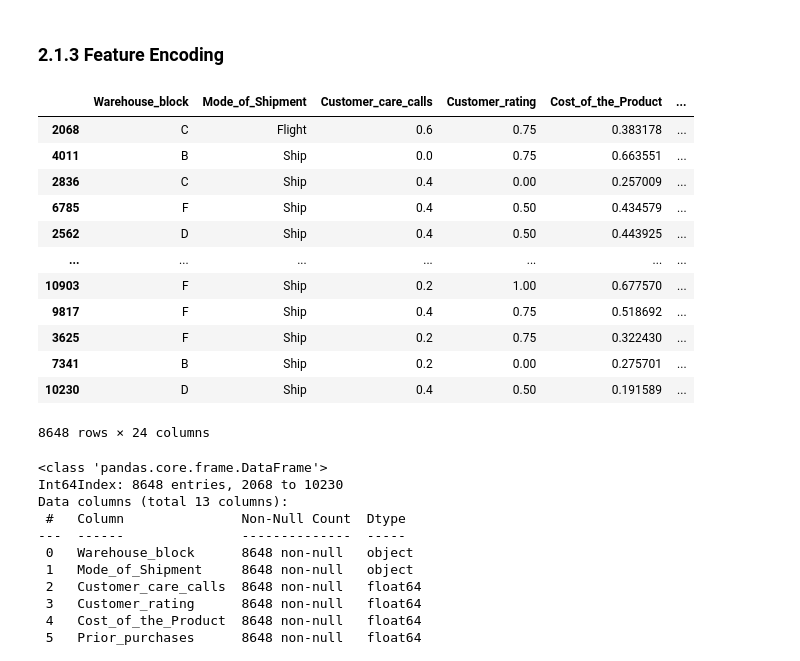
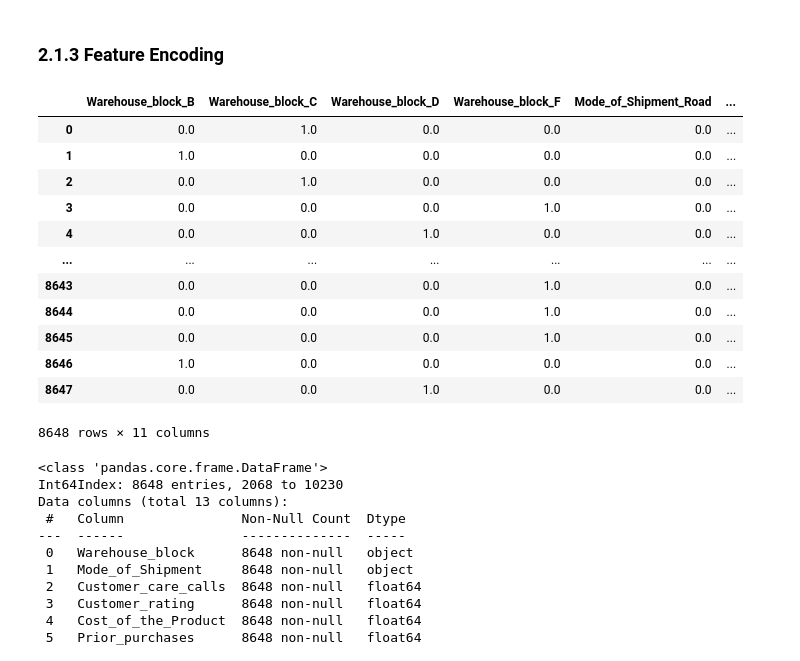
Before and after one commit to uniainiyah/ecommerce-ds, a Jupyter notebook: Final_Project_DS_Rakamin_Batch_31_Kelompok_4_(Cobra).ipynb, the cells around one changed output. Drawn from its saved outputs; the diff is of its cells as text; code cells hidden in the pictures.

Commit message:
fixed one hot encoder (not merged to df and applied to test)

```diff
--- a/Final_Project_DS_Rakamin_Batch_31_Kelompok_4_(Cobra).ipynb
+++ b/Final_Project_DS_Rakamin_Batch_31_Kelompok_4_(Cobra).ipynb
@@ -806,24 +806,27 @@ x_test_encoded['Product_importance_map'] = prod_importance_encoder.transform(x_t
 # %%
 # one hot encoder for warehouse, mode of shipment, weight category, and cost category
 ohe_list = ['Warehouse_block', 'Mode_of_Shipment', 'Weight_cat', 'Cost_cat']
 
-dum_df = pd.get_dummies(bridge_df, columns=["Bridge_Types"], prefix=["Type_is"] )# merge with main df bridge_df on key values
-bridge_df = bridge_df.join(dum_df)
-bridge_df
+# create an encoder and fit the dataframe
+enc = OneHotEncoder(sparse_output=False, drop='first').fit(x_train_encoded[ohe_list])
+
+train_encoded = enc.transform(x_train_encoded[ohe_list])
+train_encoded_df = pd.DataFrame(train_encoded, columns=enc.get_feature_names_out())
+train_encoded_df
 # %% [output]
-|  | Warehouse_block | Mode_of_Shipment | Customer_care_calls | Customer_rating | Cost_of_the_Product | ... |
-| 2068 | C | Flight | 0.6 | 0.75 | 0.383178 | ... |
-| 4011 | B | Ship | 0.0 | 0.75 | 0.663551 | ... |
-| 2836 | C | Ship | 0.4 | 0.00 | 0.257009 | ... |
-| 6785 | F | Ship | 0.4 | 0.50 | 0.434579 | ... |
-| 2562 | D | Ship | 0.4 | 0.50 | 0.443925 | ... |
+|  | Warehouse_block_B | Warehouse_block_C | Warehouse_block_D | Warehouse_block_F | Mode_of_Shipment_Road | ... |
+| 0 | 0.0 | 1.0 | 0.0 | 0.0 | 0.0 | ... |
+| 1 | 1.0 | 0.0 | 0.0 | 0.0 | 0.0 | ... |
+| 2 | 0.0 | 1.0 | 0.0 | 0.0 | 0.0 | ... |
+| 3 | 0.0 | 0.0 | 0.0 | 1.0 | 0.0 | ... |
+| 4 | 0.0 | 0.0 | 1.0 | 0.0 | 0.0 | ... |
 | ... | ... | ... | ... | ... | ... | ... |
-| 10903 | F | Ship | 0.2 | 1.00 | 0.677570 | ... |
-| 9817 | F | Ship | 0.4 | 0.75 | 0.518692 | ... |
-| 3625 | F | Ship | 0.2 | 0.75 | 0.322430 | ... |
-| 7341 | B | Ship | 0.2 | 0.00 | 0.275701 | ... |
-| 10230 | D | Ship | 0.4 | 0.50 | 0.191589 | ... |
+| 8643 | 0.0 | 0.0 | 0.0 | 1.0 | 0.0 | ... |
+| 8644 | 0.0 | 0.0 | 0.0 | 1.0 | 0.0 | ... |
+| 8645 | 0.0 | 0.0 | 0.0 | 1.0 | 0.0 | ... |
+| 8646 | 1.0 | 0.0 | 0.0 | 0.0 | 0.0 | ... |
+| 8647 | 0.0 | 0.0 | 1.0 | 0.0 | 0.0 | ... |
-8648 rows × 24 columns
+8648 rows × 11 columns
 # %%
 x_train_encoded.info()
 # %% [output]
```
